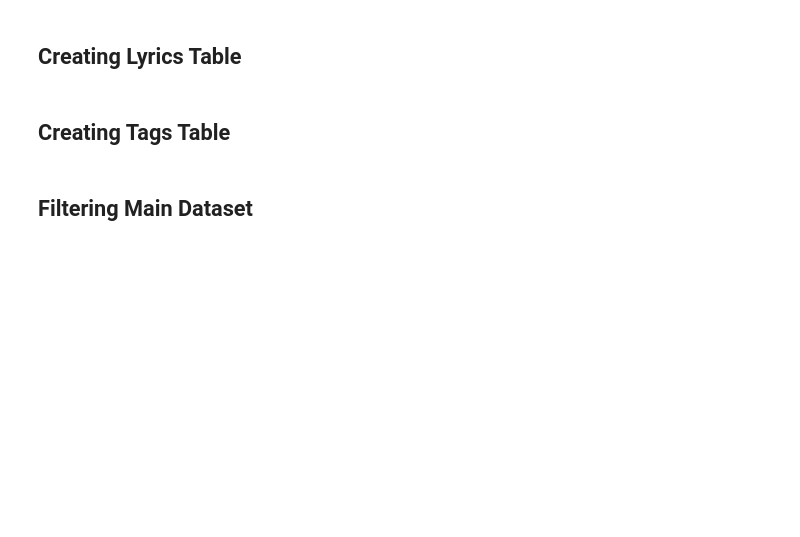
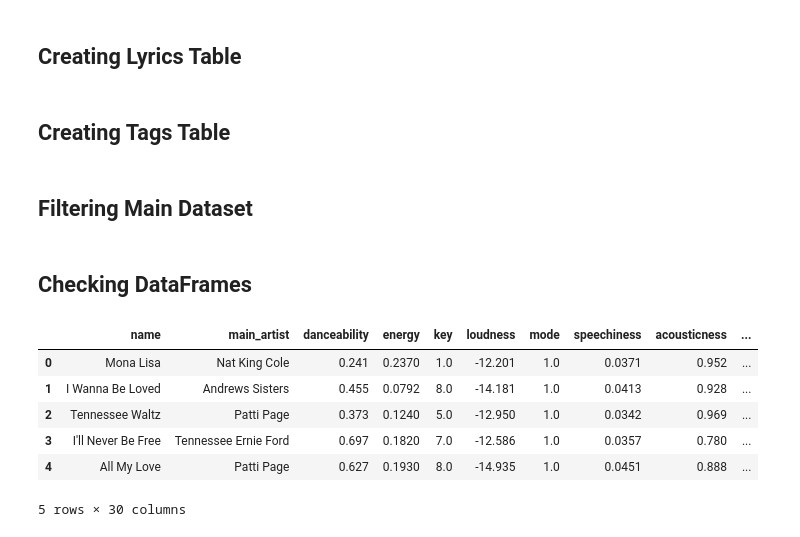
Before and after one commit to limagbz/top_billboard_songs_spotify, a Jupyter notebook: 2 - Data Cleaning & Features.ipynb, the cells around one changed output. Saved outputs shown, nothing was run; the diff lists cells and outputs as text; code cells hidden in the pictures; blank space fills up the shorter version.

```diff
--- a/2 - Data Cleaning & Features.ipynb
+++ b/2 - Data Cleaning & Features.ipynb
@@ -159,3 +166,20 @@ tags_df.to_csv(TAGS_DATA_FILEPATH)
 data_df = data_df.rename(columns = {'artist': 'main_artist'})
 data_df = data_df.drop(columns=['api_artists', 'tags'])
 data_df.to_csv(SONGS_DATA_FILEPATH)
+# %% [markdown]
+## Checking DataFrames
+# %%
+artists_df = pd.read_csv(ARTISTS_DATA_FILEPATH, index_col=0)
+lyrics_df = pd.read_csv(LYRICS_DATA_FILEPATH, index_col=0)
+tags_df = pd.read_csv(TAGS_DATA_FILEPATH, index_col=0)
+data_df = pd.read_csv(SONGS_DATA_FILEPATH, index_col=0)
+# %%
+data_df.head()
+# %% [output]
+|  | name | main_artist | danceability | energy | key | loudness | mode | speechiness | acousticness | ... |
+| 0 | Mona Lisa | Nat King Cole | 0.241 | 0.2370 | 1.0 | -12.201 | 1.0 | 0.0371 | 0.952 | ... |
+| 1 | I Wanna Be Loved | Andrews Sisters | 0.455 | 0.0792 | 8.0 | -14.181 | 1.0 | 0.0413 | 0.928 | ... |
+| 2 | Tennessee Waltz | Patti Page | 0.373 | 0.1240 | 5.0 | -12.950 | 1.0 | 0.0342 | 0.969 | ... |
+| 3 | I'll Never Be Free | Tennessee Ernie Ford | 0.697 | 0.1820 | 7.0 | -12.586 | 1.0 | 0.0357 | 0.780 | ... |
+| 4 | All My Love | Patti Page | 0.627 | 0.1930 | 8.0 | -14.935 | 1.0 | 0.0451 | 0.888 | ... |
+5 rows × 30 columns
```
Also changed, not shown: parts of 12 cells of this notebook, 11 other files.
